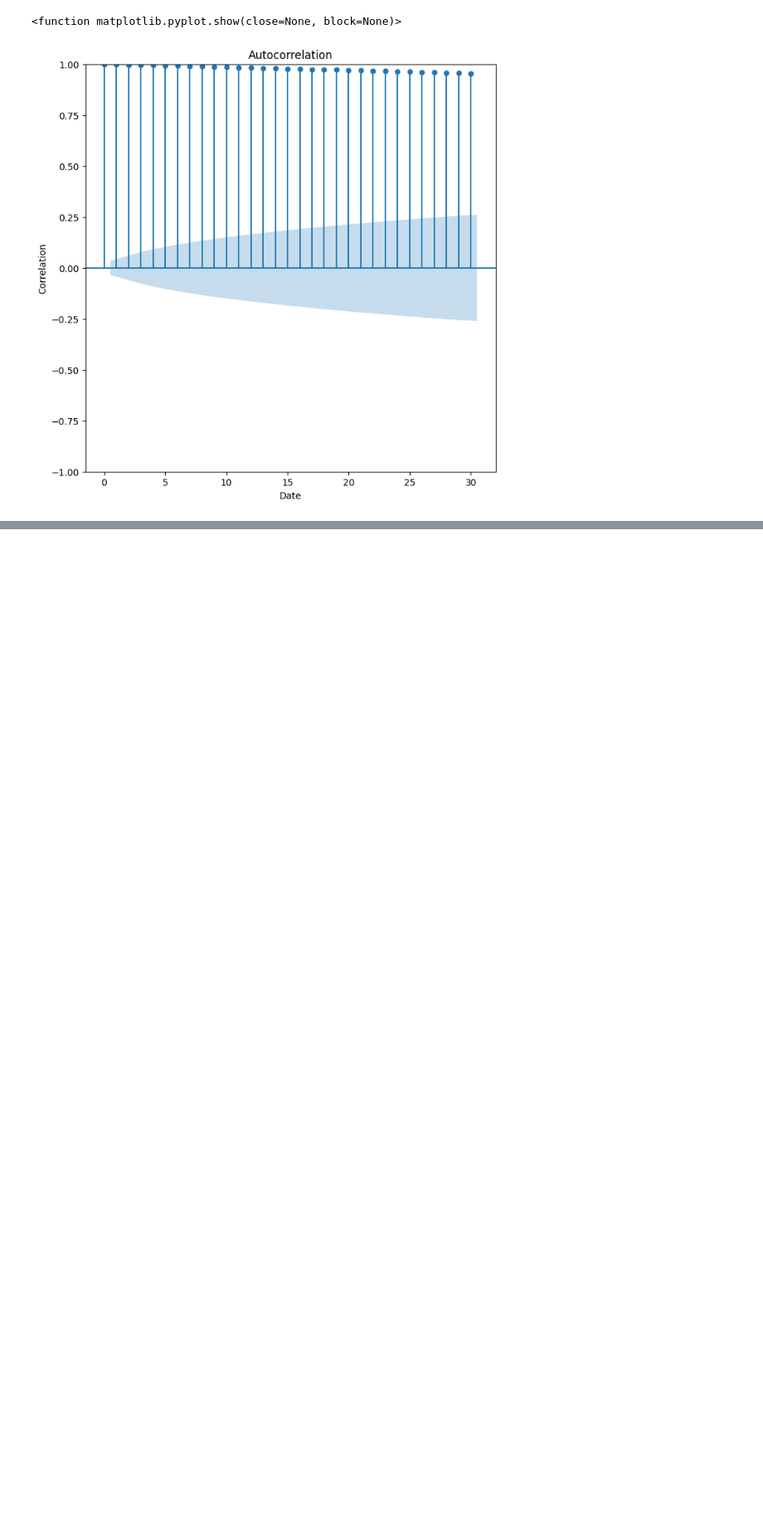
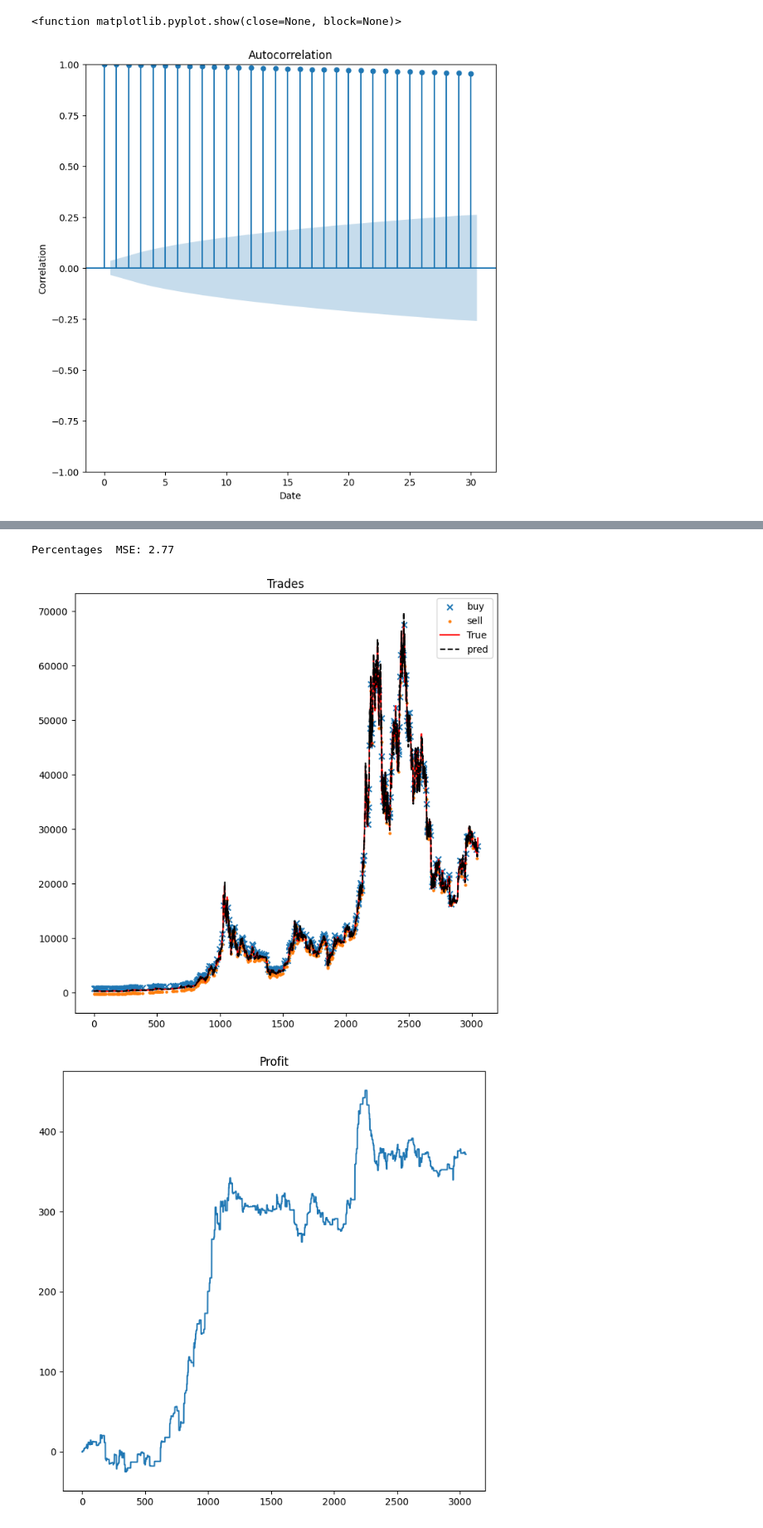
Before and after one commit to hoyuklunalan/Bitcoin-price-Prediction, a Jupyter notebook: Bitcoin Prediction .ipynb, the cells around one changed output, grey strips where cells are left out. Shown at 83% size. Cells and saved outputs as stored; diff of their text form; code cells hidden in the pictures; blank space fills up the shorter version.

```diff
--- a/Bitcoin Prediction .ipynb
+++ b/Bitcoin Prediction .ipynb
@@ -96,0 +105,27 @@ plt.show()
+# %%
+from sklearn import metrics
+from sklearn.linear_model import LinearRegression
+from sklearn.model_selection import train_test_split
+
+np.random.seed(123456)
+lr = LinearRegression()
+
+#data preparation
+diffs = (data.Close.diff() / data.Close.shift(periods = 1, fill_value = 0)).values[1:]
+diff_len = len(diffs) # Total number of rows = 3199 days
+
+#Build attribute
+def create_x_data(lags = 1):
+    diff_data = np.zeros((diff_len, lags)) #(3199, 20)
+
+    for lag in range(1, lags + 1): #range(1-21)
+        this_data = diffs[:-lag] #0-->-1. 0-->-2
+        diff_data[lag:, lag-1] = this_data #1:last row,0 --> 2:last row,1
+    return diff_data
+
+# Turn diff_data into percenatge
+x_data = create_x_data(lags = 20) * 100
+y_data = diffs * 100
+
+x_data = np.around(x_data, decimals = 8)
+y_data = np.around(y_data, decimals = 8)
@@ -96,0 +213,18 @@ plt.show()
+# %%
+#Train model
+window = 150
+preds = np.zeros(diff_len - window) #3199-150
+for i in range(diff_len - window - 1):
+    x_train = x_data[i : i + window, :]
+    y_train = y_data[i : i + window]
+    lr.fit(x_train, y_train)
+    preds[i] = lr.predict(x_data[i + window + 1, :].reshape(1, -1))
+
+print('Percentages  MSE: %.2f' %
+      metrics.mean_absolute_error(y_data[window : ], preds))
+
+simulate(data, preds)
+# %% [output]
+Percentages  MSE: 2.77
+[figure, added]
+[figure, added]
```
Also changed, not shown: parts of 12 cells of this notebook.
